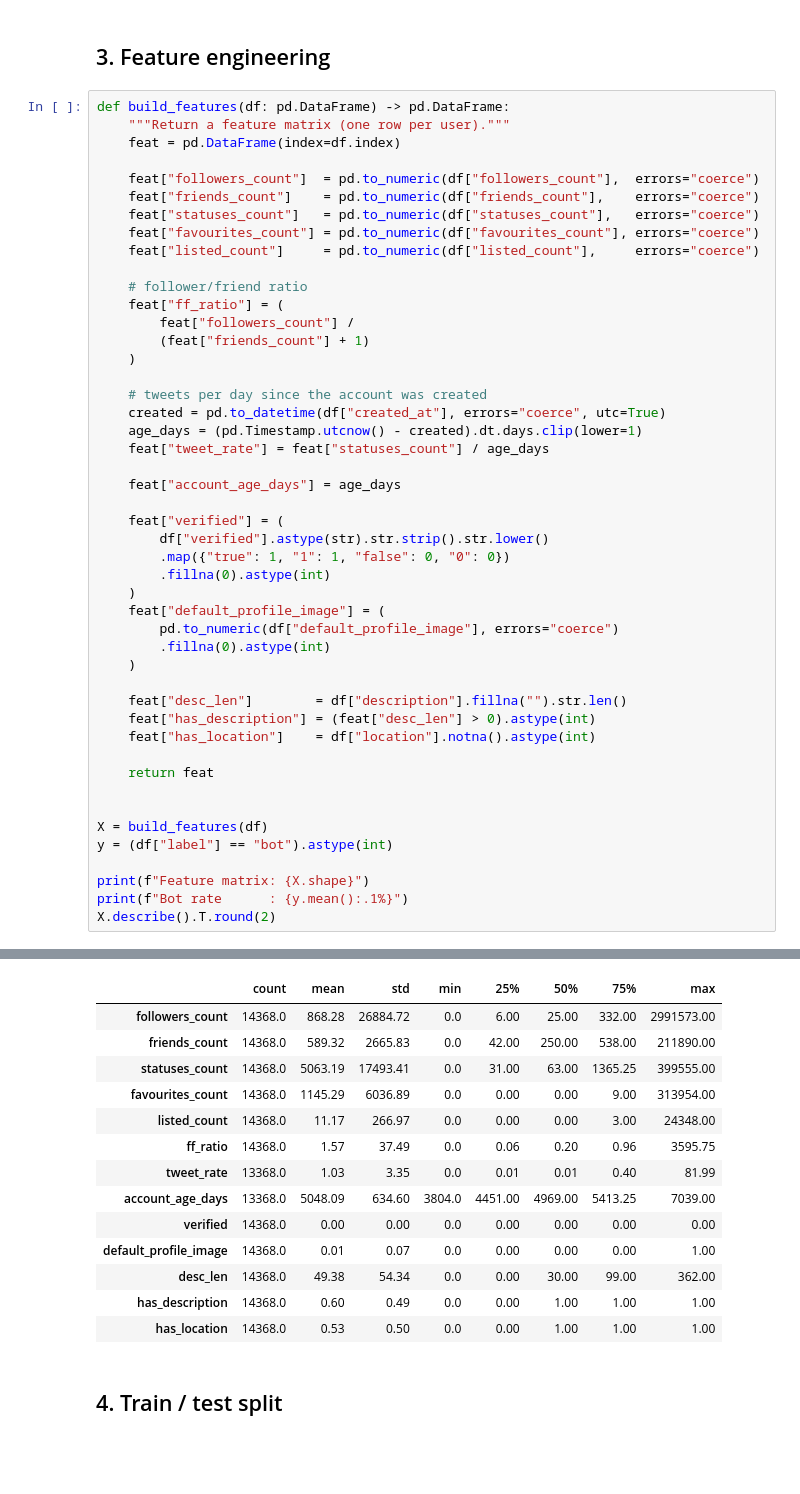
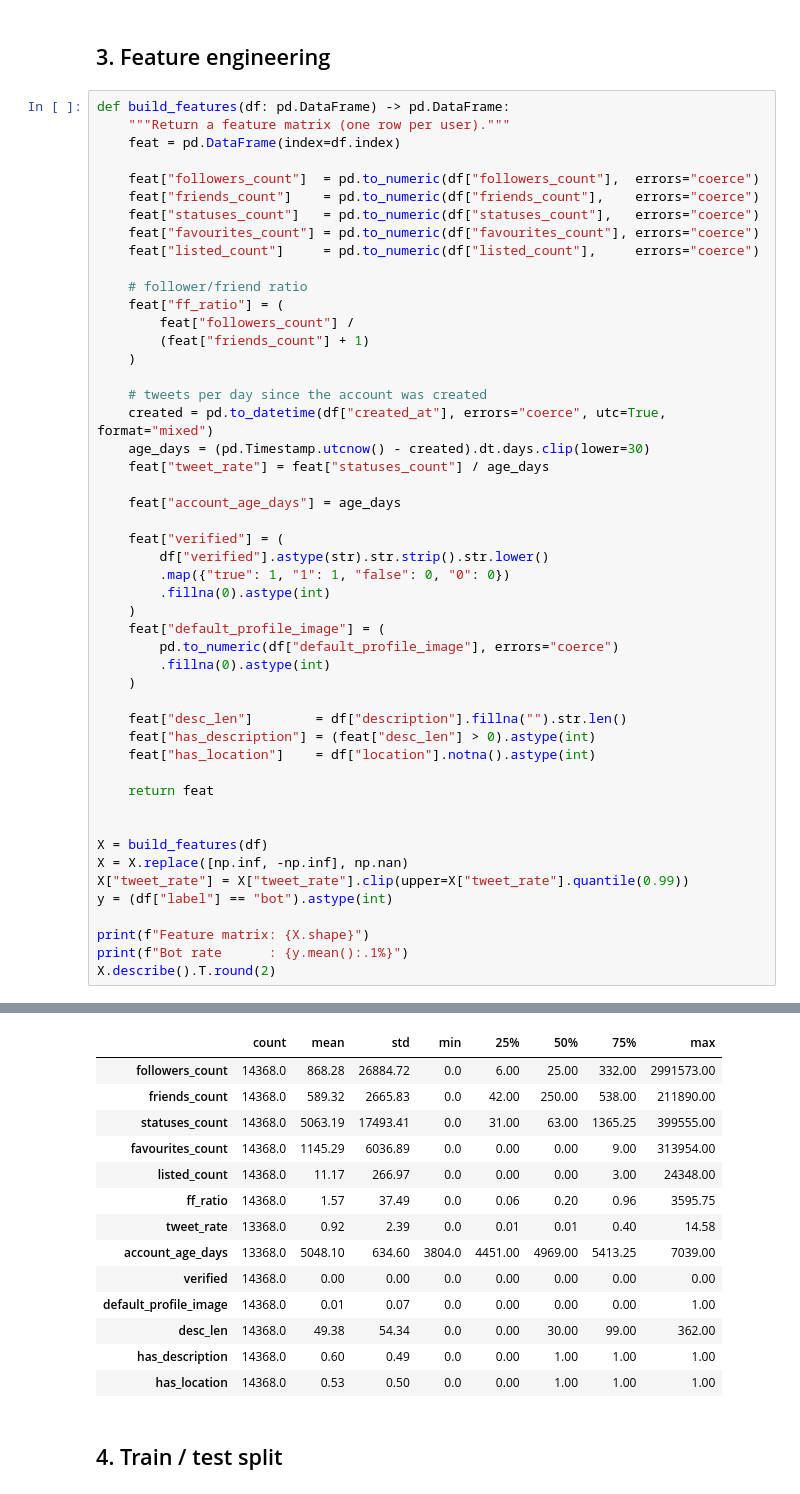
Before and after one commit to AhteshamAlvi/Twibot_Detection_Research, a Jupyter notebook: notebooks/training/logistic_regression_training.ipynb, the cells around one changed output, grey strips where cells are left out. Cells and saved outputs as stored; diff of their text form; blank space fills up the shorter version.

```diff
--- a/notebooks/training/logistic_regression_training.ipynb
+++ b/notebooks/training/logistic_regression_training.ipynb
@@ -115,8 +115,8 @@ def build_features(df: pd.DataFrame) -> pd.DataFrame:
     )
 
     # tweets per day since the account was created
-    created = pd.to_datetime(df["created_at"], errors="coerce", utc=True)
-    age_days = (pd.Timestamp.utcnow() - created).dt.days.clip(lower=1)
+    created = pd.to_datetime(df["created_at"], errors="coerce", utc=True, format="mixed")
+    age_days = (pd.Timestamp.utcnow() - created).dt.days.clip(lower=30)
     feat["tweet_rate"] = feat["statuses_count"] / age_days
 
     feat["account_age_days"] = age_days
@@ -127,35 +127,37 @@ def build_features(df: pd.DataFrame) -> pd.DataFrame:
         .fillna(0).astype(int)
     )
     feat["default_profile_image"] = (
         pd.to_numeric(df["default_profile_image"], errors="coerce")
         .fillna(0).astype(int)
     )
 
     feat["desc_len"]        = df["description"].fillna("").str.len()
     feat["has_description"] = (feat["desc_len"] > 0).astype(int)
     feat["has_location"]    = df["location"].notna().astype(int)
 
     return feat
 
 
 X = build_features(df)
+X = X.replace([np.inf, -np.inf], np.nan)
+X["tweet_rate"] = X["tweet_rate"].clip(upper=X["tweet_rate"].quantile(0.99))
 y = (df["label"] == "bot").astype(int)
 
 print(f"Feature matrix: {X.shape}")
 print(f"Bot rate      : {y.mean():.1%}")
 X.describe().T.round(2)
 # %% [output]
 Feature matrix: (14368, 13)
 Bot rate      : 75.8%
 |  | count | mean | std | min | 25% | 50% | 75% | max |
 | followers_count | 14368.0 | 868.28 | 26884.72 | 0.0 | 6.00 | 25.00 | 332.00 | 2991573.00 |
 | friends_count | 14368.0 | 589.32 | 2665.83 | 0.0 | 42.00 | 250.00 | 538.00 | 211890.00 |
 | statuses_count | 14368.0 | 5063.19 | 17493.41 | 0.0 | 31.00 | 63.00 | 1365.25 | 399555.00 |
 | favourites_count | 14368.0 | 1145.29 | 6036.89 | 0.0 | 0.00 | 0.00 | 9.00 | 313954.00 |
 | listed_count | 14368.0 | 11.17 | 266.97 | 0.0 | 0.00 | 0.00 | 3.00 | 24348.00 |
 | ff_ratio | 14368.0 | 1.57 | 37.49 | 0.0 | 0.06 | 0.20 | 0.96 | 3595.75 |
-| tweet_rate | 13368.0 | 1.03 | 3.35 | 0.0 | 0.01 | 0.01 | 0.40 | 81.99 |
-| account_age_days | 13368.0 | 5048.09 | 634.60 | 3804.0 | 4451.00 | 4969.00 | 5413.25 | 7039.00 |
+| tweet_rate | 13368.0 | 0.92 | 2.39 | 0.0 | 0.01 | 0.01 | 0.40 | 14.58 |
+| account_age_days | 13368.0 | 5048.10 | 634.60 | 3804.0 | 4451.00 | 4969.00 | 5413.25 | 7039.00 |
 | verified | 14368.0 | 0.00 | 0.00 | 0.0 | 0.00 | 0.00 | 0.00 | 0.00 |
 | default_profile_image | 14368.0 | 0.01 | 0.07 | 0.0 | 0.00 | 0.00 | 0.00 | 1.00 |
 | desc_len | 14368.0 | 49.38 | 54.34 | 0.0 | 0.00 | 30.00 | 99.00 | 362.00 |
```
Also changed, not shown: parts of 7 cells of this notebook.
